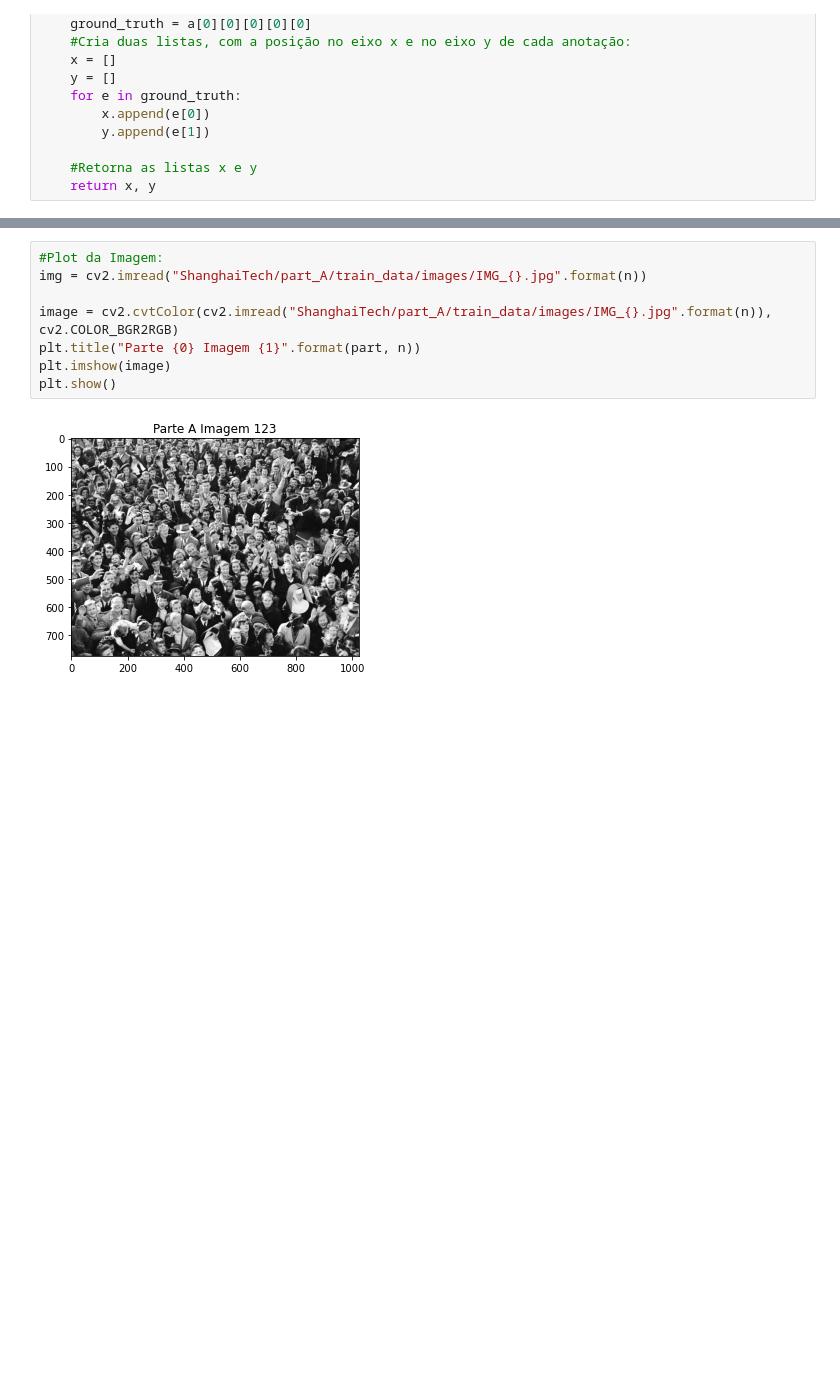
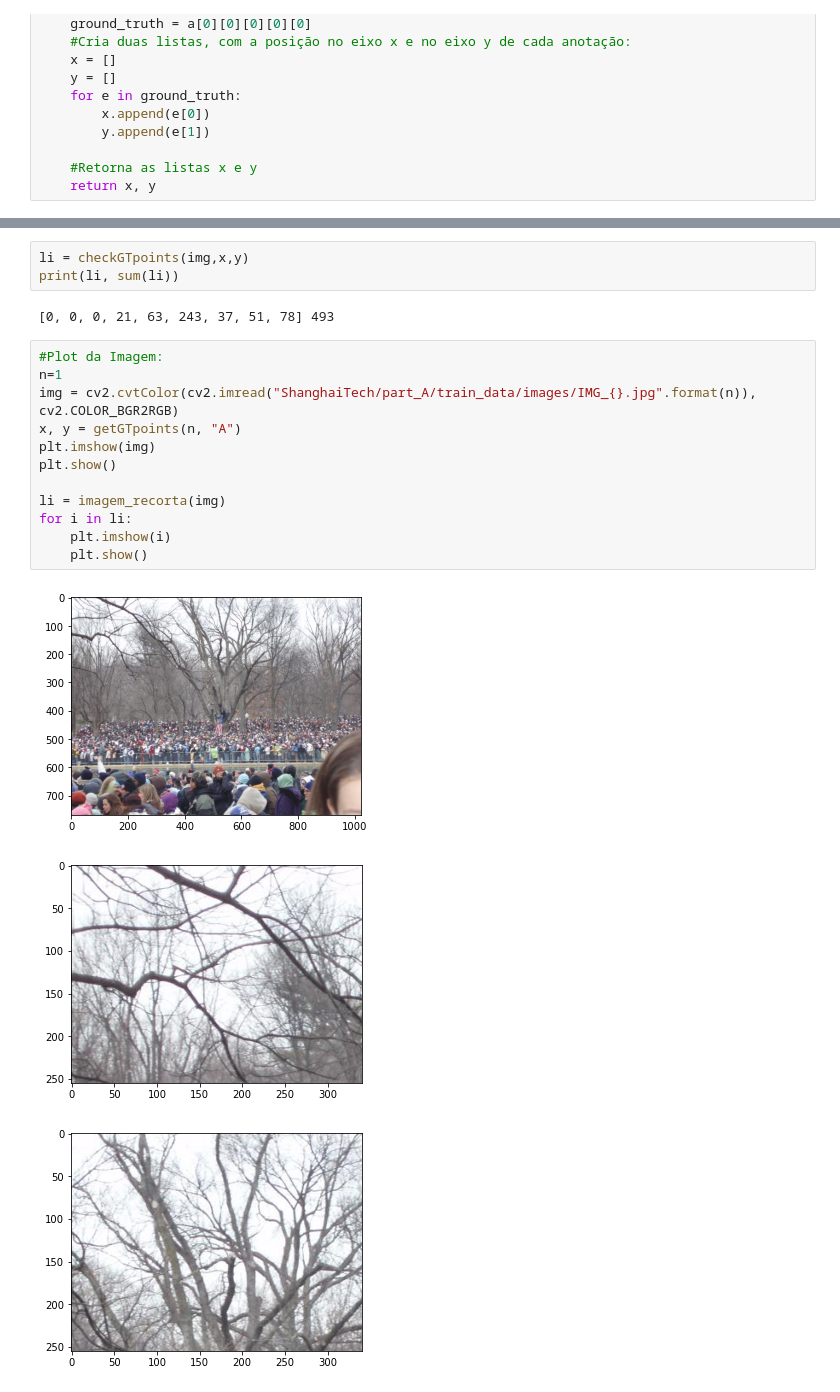
Before and after one commit to EikiYamashiro/IC_ComputerVision, a Jupyter notebook: ShanghaiTech - Analise Exploratoria.ipynb, the cells around one changed output, grey strips where cells are left out. Drawn from its saved outputs; the diff is of its cells as text; blank space fills up the shorter version.

Commit message:
Histograma com muitos zeros

```diff
--- a/ShanghaiTech - Analise Exploratoria.ipynb
+++ b/ShanghaiTech - Analise Exploratoria.ipynb
@@ -70,10 +135,21 @@ Digite o id da Imagem:123
+# %%
+li = checkGTpoints(img,x,y)
+print(li, sum(li))
+# %% [output]
+[0, 0, 0, 21, 63, 243, 37, 51, 78] 493
 # %%
 #Plot da Imagem:
-img = cv2.imread("ShanghaiTech/part_A/train_data/images/IMG_{}.jpg".format(n))
+n=1
+img = cv2.cvtColor(cv2.imread("ShanghaiTech/part_A/train_data/images/IMG_{}.jpg".format(n)), cv2.COLOR_BGR2RGB)
+x, y = getGTpoints(n, "A")
+plt.imshow(img)
+plt.show()
 
-image = cv2.cvtColor(cv2.imread("ShanghaiTech/part_A/train_data/images/IMG_{}.jpg".format(n)), cv2.COLOR_BGR2RGB)
-plt.title("Parte {0} Imagem {1}".format(part, n))
-plt.imshow(image)
-plt.show()
+li = imagem_recorta(img)
+for i in li:
+    plt.imshow(i)
+    plt.show()
 # %% [output]
-[figure, old version]
+[figure, new version]
+[figure, added]
+[figure, added]
```
Also changed, not shown: parts of 12 cells of this notebook.
